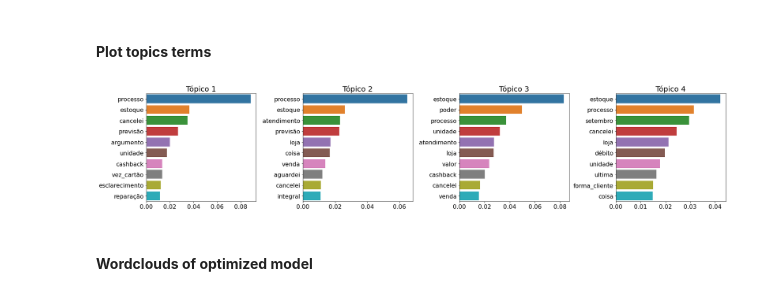
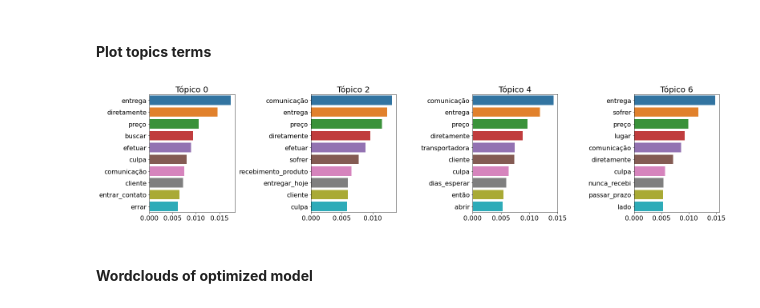
Before and after one commit to mathewsrc/Topic-Modeling-Reclame-Aqui, a Jupyter notebook: Topic_Modeling_Reclame_Aqui_with_LDA.ipynb, the cells around one changed output. Drawn from its saved outputs; the diff is of its cells as text; code cells hidden in the pictures.

```diff
--- a/Topic_Modeling_Reclame_Aqui_with_LDA.ipynb
+++ b/Topic_Modeling_Reclame_Aqui_with_LDA.ipynb
@@ -290,13 +280,13 @@ import warnings
 warnings.filterwarnings('ignore', category=DeprecationWarning)
 
 # Tokenize the text data
-tokens = [simple_preprocess(doc) for doc in documents]
+tokens = [simple_preprocess(doc, min_len=4) for doc in documents]
 
 # Create a dictionary from the tokens
 dictionary = Dictionary(tokens)
 
 # Filter out words that occur more than X% of the documents.
-#dictionary.filter_extremes(no_above=0.90)
+#dictionary.filter_extremes(no_above=0.80)
 
 # Create a corpus from the tokens
 corpus = [dictionary.doc2bow(token) for token in tokens]
@@ -331,7 +321,7 @@ import warnings
 warnings.filterwarnings('ignore', category=DeprecationWarning)
 
 # Tokenize the text data
-tokens = [simple_preprocess(doc) for doc in documents]
+tokens = [simple_preprocess(doc, min_len=4) for doc in documents]
 
 # create bigrams
 bigram = Phrases(tokens, min_count=1, threshold=1)
@@ -342,7 +332,7 @@ texts = [bigram_phraser[doc] for doc in tokens]
 dictionary = Dictionary(texts)
 
 # Filter out words that occur more than X% of the documents.
-#dictionary.filter_extremes(no_above=0.90)
+#dictionary.filter_extremes(no_above==0.80)
 
 # create a corpus from the bigrams
 corpus = [dictionary.doc2bow(text) for text in texts]
@@ -377,7 +367,7 @@ import warnings
 warnings.filterwarnings('ignore', category=DeprecationWarning)
 
 # tokenize the text data
-tokens = [simple_preprocess(doc) for doc in documents]
+tokens = [simple_preprocess(doc,min_len=4) for doc in documents]
 
 # Create trigrams
 trigram = Phrases(tokens, min_count=1, threshold=1)
@@ -388,7 +378,7 @@ texts = [trigram_phraser[bigram_phraser[token]] for token in tokens]
 dictionary = Dictionary(texts)
 
 # Filter out words that occur more than X% of the documents.
-#dictionary.filter_extremes(no_above=0.90)
+#dictionary.filter_extremes(no_above=0.80)
 
 # create a corpus from the trigrams
 corpus = [dictionary.doc2bow(text) for text in texts]
@@ -606,25 +630,40 @@ gs.pyLDAvis.display(vis)
 # %% [markdown]
 #### **Plot topics terms**
 # %%
-def plot_topics_terms(lda, topics, filename):
+def plot_topics_terms(lda, filename):
+
+  topics = range(0, min(lda.num_topics, 8), 2)
+
   data = get_words_n_score_by_topic_id(lda, topics, topn=10)
 
-  fig, axs = plt.subplots(1, len(topics), figsize=(24, 5), tight_layout=True)
+  if lda.num_topics >= 4:
+    figheight = 5
+    figwidth = 22
+    fontsize = 20
+    labelsize = 16
+  else:
+    figheight = 3
+    figwidth = 12
+    fontsize = 12
+    labelsize = 10
+
+
+  fig, axs = plt.subplots(1, len(topics), figsize=(figwidth, figheight), tight_layout=True)
 
   for i, ax in enumerate(axs):
       terms = [d[0] for d in data[i]]
       scores = [d[1] for d in data[i]]
       sns.barplot(x=scores, y=terms, orient="h", ax=ax)
-      ax.set_title("Tópico {}".format(i+1), fontsize = 20)
-      ax.tick_params(axis='x', labelsize=16)
-      ax.tick_params(axis='y', labelsize=16)
+      ax.set_title("Tópico {}".format(topics[i]), fontsize = fontsize)
+      ax.tick_params(axis='x', labelsize=labelsize)
+      ax.tick_params(axis='y', labelsize=labelsize)
 
   plt.savefig(os.path.join(LDA_RESULTS_DIR, filename))
   plt.show()
 # %%
-plot_topics_terms(lda_model, [1,3,4,6], 'optimized_model_topics_terms_plot.png')
+plot_topics_terms(lda_model, 'optimized_model_topics_terms_plot.png')
 # %% [output]
-[figure, old version]
+[figure, new version]
 # %% [markdown]
 #### **Wordclouds of optimized model**
 # %%
```
Also changed, not shown: parts of 41 cells of this notebook.
